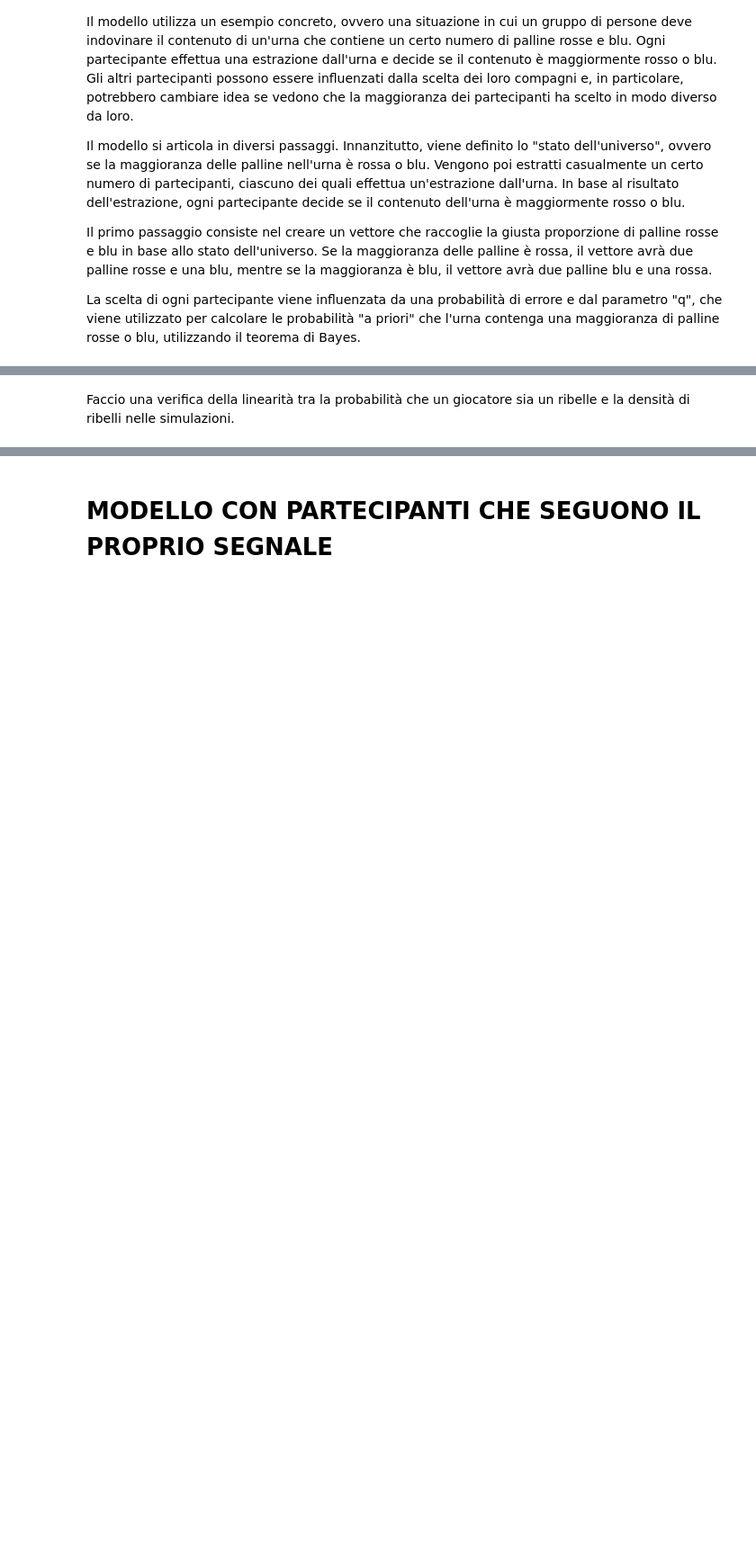
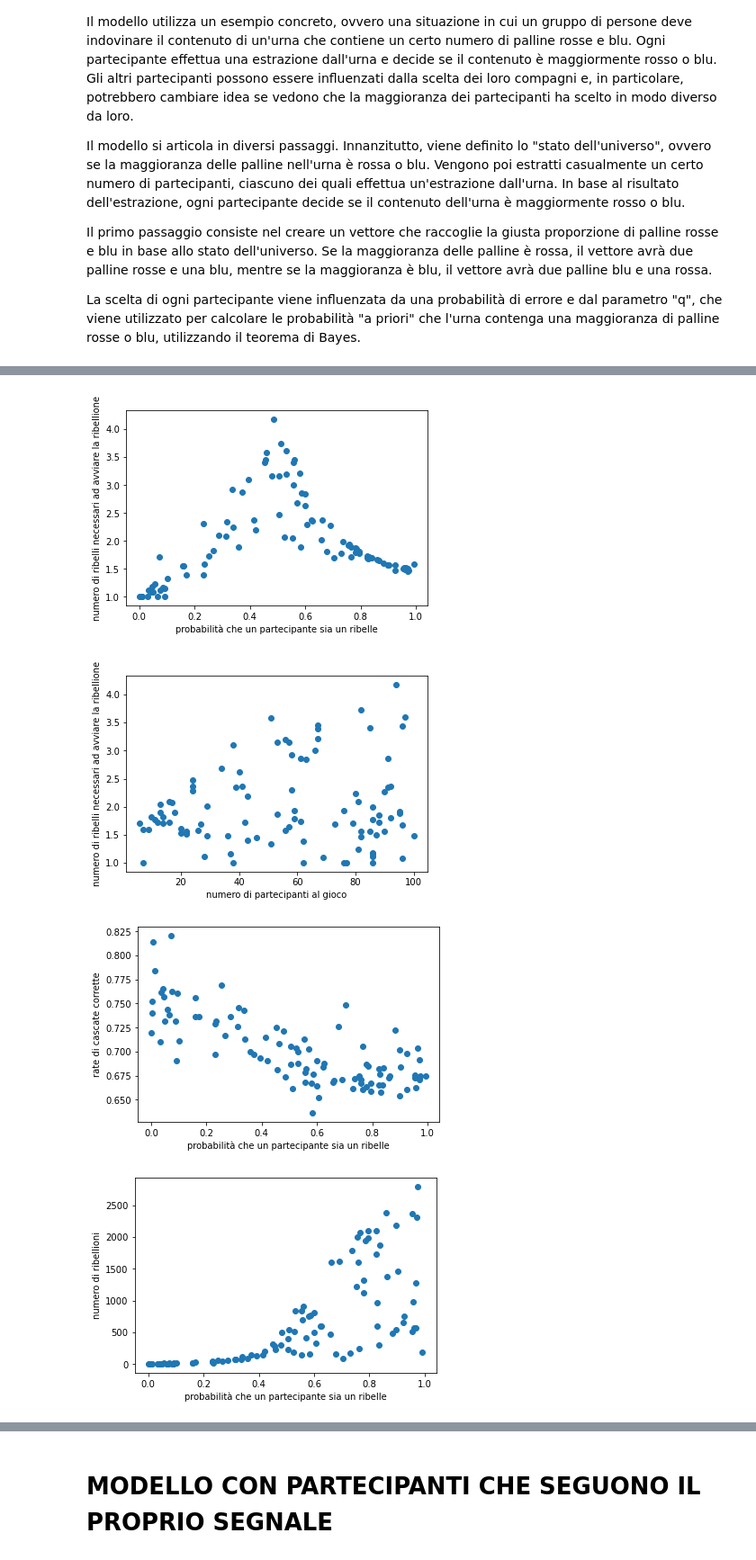
Before and after one commit to FrancescaMeli/Tesi-magistrale, a Jupyter notebook: deltamodel.ipynb, the cells around one changed output, grey strips where cells are left out. Shown at 90% size. Drawn from its saved outputs; the diff is of its cells as text; code cells hidden in the pictures; blank space fills up the shorter version.

```diff
--- a/deltamodel.ipynb
+++ b/deltamodel.ipynb
@@ -278,6 +317,8 @@ blue = 0
 red = 1
 #q è la prob che dato lo stato good si abbia un high signal e dato lo stato bad si abbia un low signal (prob che la pallina sia rossa se l'urna è a maggioranza rossa e blu se è a maggioranza blu)
 q = 2/3
+num_sim = 100
+
 
 #definisce in modo casuale lo stato dell'universo (maggioranza rossa, maggioranza blu)
 def universe():
@@ -305,7 +346,7 @@ def extraction(world):
 
 #calcola la probabilità che data una serie di segnali, l'urna sia a maggioranza rossa o blu
 def bayes(p, a , b , q):
-    denom = ( p * (q**a) * ((1-q)**b) + (1-p) * ((1-q)**a) * (q**b) )
+    denom = (  p * (q**a) * ((1-q)**b) + (1-p) * ((1-q)**a) * (q**b) )
     if denom == 0:
         denom = np.nextafter(0, 1)
     post = ( p * (q**a) * ((1-q)**b) )/ denom
@@ -394,4 +435,19 @@ def checkpost(post0,post1):
         return 1
     else:
         return 3
+
+def rimuovi_None_e_segna_posizioni(vettore):
+    posizioni_None = []
+    vettore_senza_None = []
+    for i, x in enumerate(vettore):
+        if x == None:
+            posizioni_None.append(i)
+        else:
+            vettore_senza_None.append(x)
+    return vettore_senza_None, posizioni_None
+
+
+def rimuovi_elementi(vettore, posizioni_da_rimuovere):
+    vettore_senza_elementi = [x for i, x in enumerate(vettore) if i not in posizioni_da_rimuovere]
+    return vettore_senza_elementi
 # %%
@@ -563,2 +691,0 @@ for h in range(0,2):
-# %% [markdown]
-Faccio una verifica della linearità tra la probabilità che un giocatore sia un ribelle e la densità di ribelli nelle simulazioni.
@@ -621,0 +692,47 @@ plot.show()
+# %%
+plot.scatter(vector_prob_rebel_per_ribellioni,vect_rebel_senza_None)
+plot.xlabel('probabilità che un partecipante sia un ribelle')
+plot.ylabel('numero di ribelli necessari ad avviare la ribellione')
+plot.show()
+
+plot.scatter(vector_participants_per_ribellioni,vect_rebel_senza_None)
+plot.xlabel('numero di partecipanti al gioco')
+plot.ylabel('numero di ribelli necessari ad avviare la ribellione')
+plot.show()
+
+plot.scatter(vector_prob_rebel_per_cascate,correct_cascade_rate_senza_None)
+plot.xlabel('probabilità che un partecipante sia un ribelle')
+plot.ylabel('rate di cascate corrette')
+plot.show()
+
+
+plot.scatter(vector_prob_rebel,vector_rebellion)
+plot.xlabel('probabilità che un partecipante sia un ribelle')
+plot.ylabel('numero di ribellioni')
+plot.show()
+
+#mi aspetto che sia costante il numero di passi medio in funzione della probabilità che un partecipante sia un ribelle, invece diminuisce perché?
+plot.scatter(vector_prob_rebel_per_cascate, counter_senza_None)
+plot.xlabel('probabilità che un partecipante sia un ribelle')
+plot.ylabel('media passi per avviare cascata')
+plot.show()
+
+# Creo un istogramma dei dati
+counts, bins, _ = plot.hist(counter_senza_None, bins=20)
+plot.title("Istogramma del numero medio di passi per avviare una cascata")
+plot.xlabel("numero di passi")
+plot.ylabel("Occorrenze")
+plot.show()
+
+
+# Creo un istogramma dei dati
+counts, bins, _ = plot.hist(vect_rebel_senza_None, bins=20)
+plot.title("Istogramma del numero di ribelli necessari ad interrompere una cascata")
+plot.xlabel("numero di ribelli")
+plot.ylabel("Occorrenze")
+plot.show()
+# %% [output]
+[figure, added]
+[figure, added]
+[figure, added]
+[figure, added]
```
Also changed, not shown: parts of 13 cells of this notebook.
